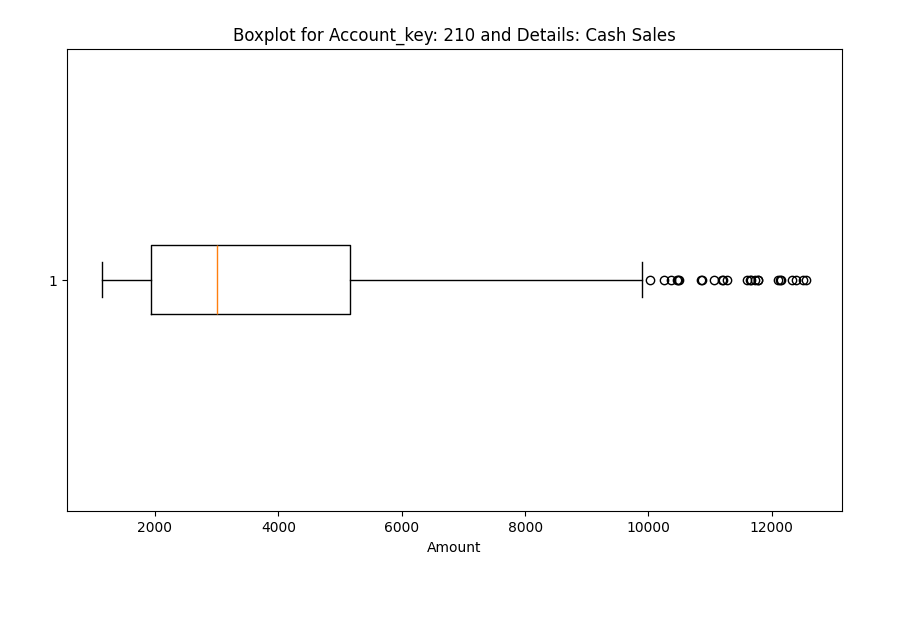
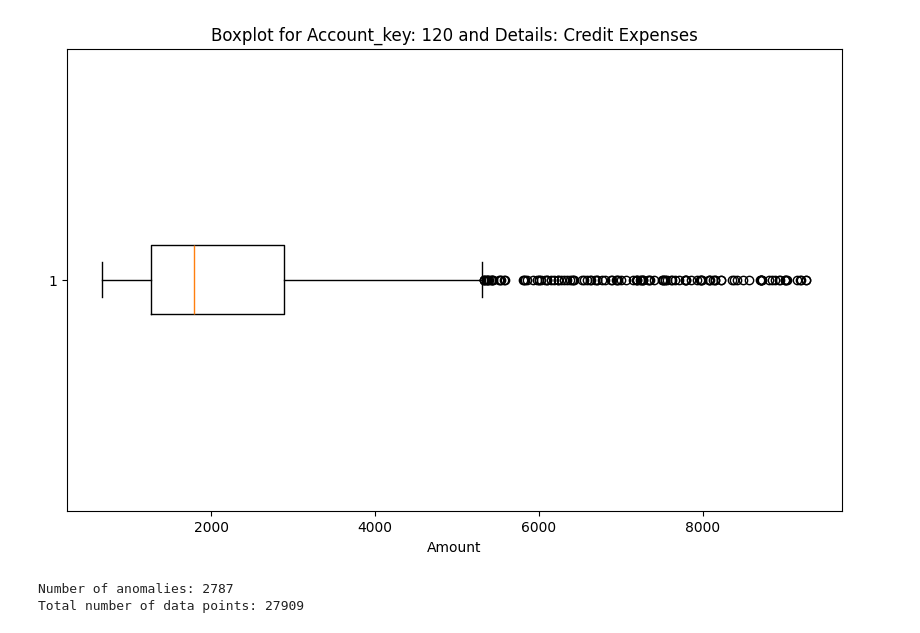
Before and after one commit to Hustlemustle/Anomaly-Detection-in-General-Ledger, a Jupyter notebook: GL_ALL.ipynb, the cells around one changed output. Saved outputs shown, nothing was run; the diff lists cells and outputs as text; code cells hidden in the pictures; blank space fills up the shorter version.

Commit message:
Update Isolation Forest

```diff
--- a/GL_ALL.ipynb
+++ b/GL_ALL.ipynb
@@ -99,8 +96,51 @@ def show_boxplot(gl_data, account_key, details):
     plt.title(f'Boxplot for Account_key: {account_key} and Details: {details}')
     plt.xlabel('Amount')
     plt.show()
-
-# Example usage
-show_boxplot(gl_data, 210, 'Cash Sales')
-# %% [output]
-[figure, removed]
+# %%
+# Example usage
+show_boxplot(gl_data, 120, 'Credit Expenses')
+# %% [output]
+[figure, added]
+# %%
+#Isolation Forest Algorithm
+from sklearn.preprocessing import OneHotEncoder, StandardScaler
+from sklearn.ensemble import IsolationForest
+
+
+# Step 1: Convert the 'Date' column to numerical format
+gl_data['Date'] = pd.to_datetime(gl_data['Date'])
+gl_data['Date'] = gl_data['Date'].map(pd.Timestamp.toordinal)
+
+# Step 2: Encode the 'Details' column using one-hot encoding
+encoder = OneHotEncoder()
+encoded_details = encoder.fit_transform(gl_data[['Details']]).toarray()
+encoded_details_df = pd.DataFrame(encoded_details, columns=encoder.get_feature_names_out(['Details']))
+
+# Step 3: Normalize the 'Amount' column
+scaler = StandardScaler()
+gl_data['Amount'] = scaler.fit_transform(gl_data[['Amount']])
+
+# Combine the processed columns into a single dataframe
+processed_data = pd.concat([gl_data[['Date', 'Amount']], encoded_details_df], axis=1)
+
+# Step 4: Apply the Isolation Forest algorithm
+iso_forest = IsolationForest(contamination=0.1, random_state=42)
+gl_data['anomaly'] = iso_forest.fit_predict(processed_data)
+gl_data['anomaly_score'] = iso_forest.decision_function(processed_data)
+
+# Step 5: Summarize the results
+# -1 indicates an anomaly, 1 indicates normal
+anomalies = gl_data[gl_data['anomaly'] == -1]
+
+# Display the number of anomalies and the total number of data points
+num_anomalies = anomalies.shape[0]
+total_data_points = gl_data.shape[0]
+
+print("Number of anomalies:", num_anomalies)
+print("Total number of data points:", total_data_points)
+
+# If you want to save the anomalies to a new Excel file
+#anomalies.to_excel('/mnt/data/Anomalies.xlsx', index=False)
+# %% [output]
+Number of anomalies: 2787
+Total number of data points: 27909
```
Also changed, not shown: parts of 3 cells of this notebook.
